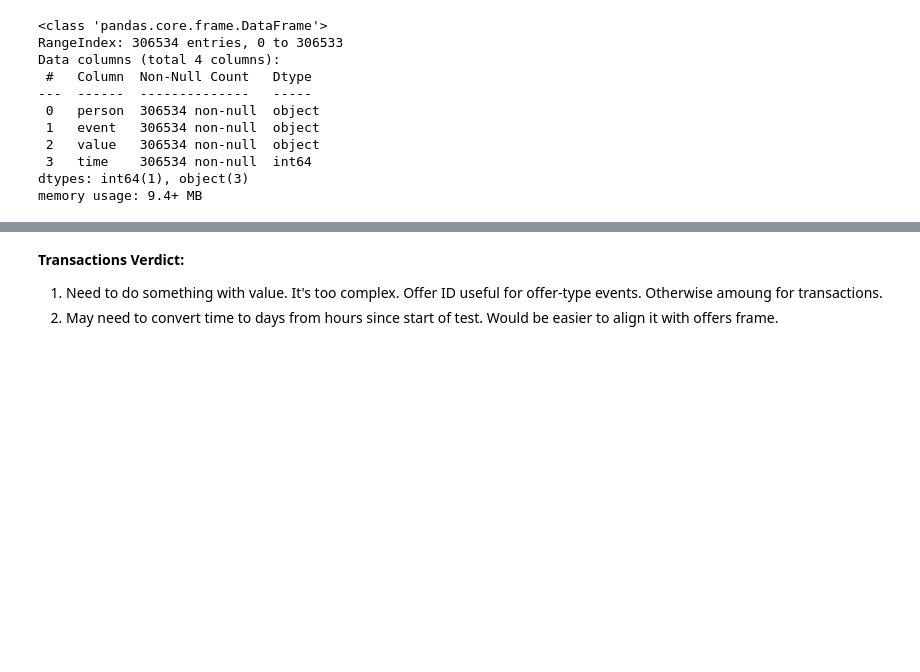
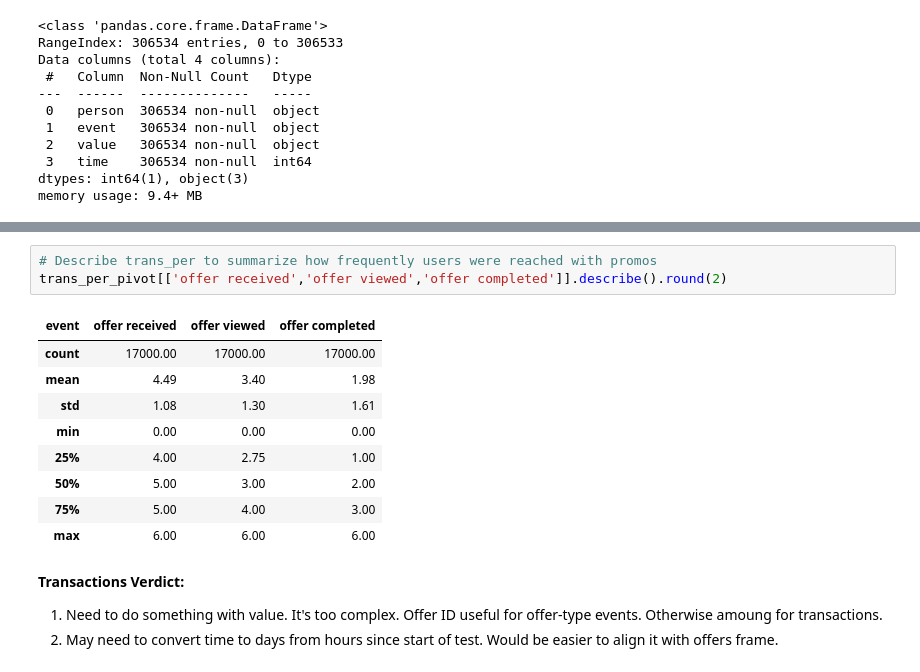
Before and after one commit to rmkeeler/udacity-datasci-capstone-starbucks, a Jupyter notebook: Starbucks_Capstone_notebook.ipynb, the cells around one changed output, grey strips where cells are left out. Drawn from its saved outputs; the diff is of its cells as text; blank space fills up the shorter version.

```diff
--- a/Starbucks_Capstone_notebook.ipynb
+++ b/Starbucks_Capstone_notebook.ipynb
@@ -359,3 +396,16 @@ memory usage: 9.4+ MB
+# %%
+# Describe trans_per to summarize how frequently users were reached with promos
+trans_per_pivot[['offer received','offer viewed','offer completed']].describe().round(2)
+# %% [output]
+| event | offer received | offer viewed | offer completed |
+| count | 17000.00 | 17000.00 | 17000.00 |
+| mean | 4.49 | 3.40 | 1.98 |
+| std | 1.08 | 1.30 | 1.61 |
+| min | 0.00 | 0.00 | 0.00 |
+| 25% | 4.00 | 2.75 | 1.00 |
+| 50% | 5.00 | 3.00 | 2.00 |
+| 75% | 5.00 | 4.00 | 3.00 |
+| max | 6.00 | 6.00 | 6.00 |
 # %% [markdown]
 **Transactions Verdict:**
 1. Need to do something with value. It's too complex. Offer ID useful for offer-type events. Otherwise amoung for transactions.
```
Also changed, not shown: parts of 6 cells of this notebook.
